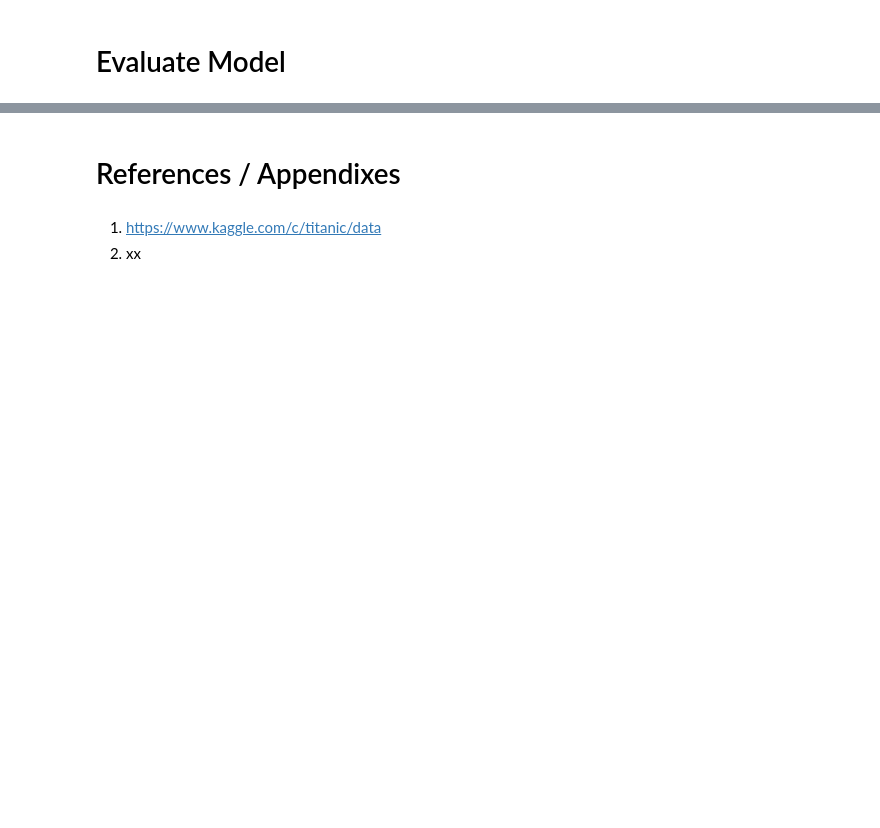
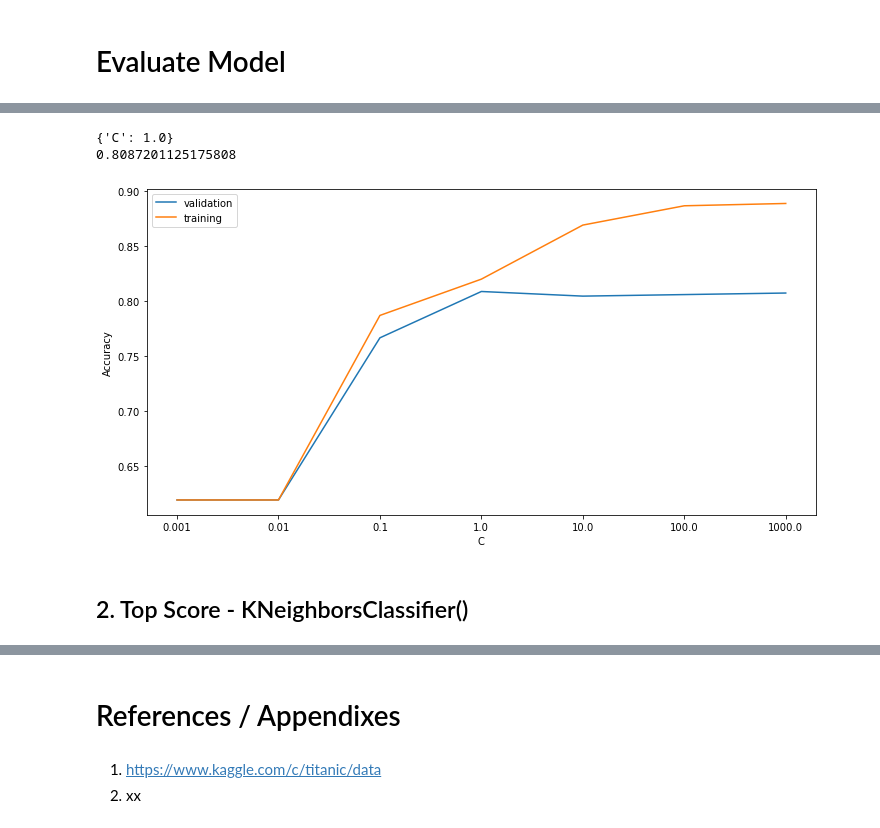
Before and after one commit to kelv-yap/sp_dsai_machine_learning, a Jupyter notebook: classification/classification.ipynb, the cells around one changed output, grey strips where cells are left out. Cells and saved outputs as stored; diff of their text form; code cells hidden in the pictures; blank space fills up the shorter version.

Commit message:
Add cross validation and hyperparameter

```diff
--- a/classification/classification.ipynb
+++ b/classification/classification.ipynb
@@ -253,6 +234,7 @@ from sklearn.neighbors import KNeighborsClassifier
 from sklearn.naive_bayes import GaussianNB
 from sklearn.tree import DecisionTreeClassifier
 from sklearn.svm import SVC
+from sklearn.svm import LinearSVC
 
 # import different metrics
 from sklearn.metrics import accuracy_score
@@ -264,7 +246,8 @@ models = [LogisticRegression(),
           KNeighborsClassifier(),
           GaussianNB(),
           DecisionTreeClassifier(),
-          SVC()]
+          SVC(),
+          LinearSVC()]
 
 #Loop models and compile score into table
 rows = []
@@ -340,13 +319,12 @@ for i in models:
 # %%
 # from sklearn.metrics import classification_report
-# print(classification_report(y_test, y_predict))
 
-for i in models:
-    # Fit Training Data to model selected
-    model = i
-    model.fit(X_train, y_train)
+# for i in models:
+#     # Fit Training Data to model selected
+#     model = i
+#     model.fit(X_train, y_train)
 
-    # Predict Test Data
-    y_predict = model.predict(X_test)
+#     # Predict Test Data
+#     y_predict = model.predict(X_test)
 
-    print(classification_report(y_test, y_predict))
+#     print(classification_report(y_test, y_predict))
@@ -372,0 +342,7 @@ weighted avg       0.80      0.80      0.80       179
+# %%
+from sklearn.model_selection import GridSearchCV
+
+svm = SVC()
+param_grid = {'C': 10. ** np.arange(-3, 4)}
+print(param_grid)
+grid_search = GridSearchCV(svm, param_grid=param_grid, cv=3, verbose=3, return_train_score=True)
@@ -372,0 +351,2 @@ weighted avg       0.80      0.80      0.80       179
+# %%
+grid_search.fit(X_train, y_train);
@@ -372,0 +385,17 @@ weighted avg       0.80      0.80      0.80       179
+# %%
+print(grid_search.best_params_)
+print(grid_search.best_score_)
+# %% [output]
+{'C': 1.0}
+0.8087201125175808
+# %%
+plt.figure(figsize=(12, 6))
+validation_score = grid_search.cv_results_["mean_test_score"]
+train_score = grid_search.cv_results_["mean_train_score"]
+plt.plot(validation_score, label="validation")
+plt.plot(train_score, label="training")
+plt.xticks(np.arange(7), param_grid['C']); plt.xlabel("C"); plt.ylabel("Accuracy");plt.legend(loc='best');
+# %% [output]
+[figure, added]
+# %% [markdown]
+## 2. Top Score - KNeighborsClassifier()
```
Also changed, not shown: parts of 45 cells of this notebook.
